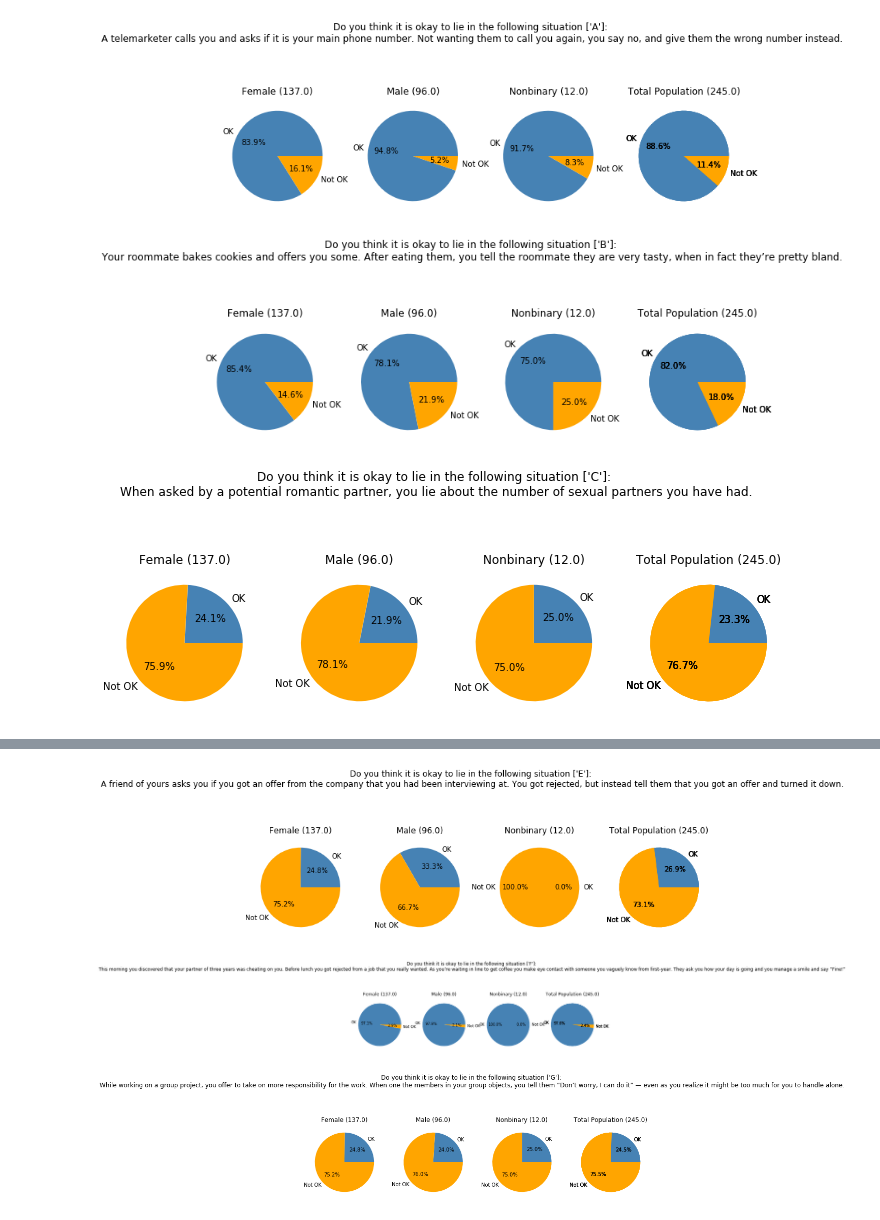
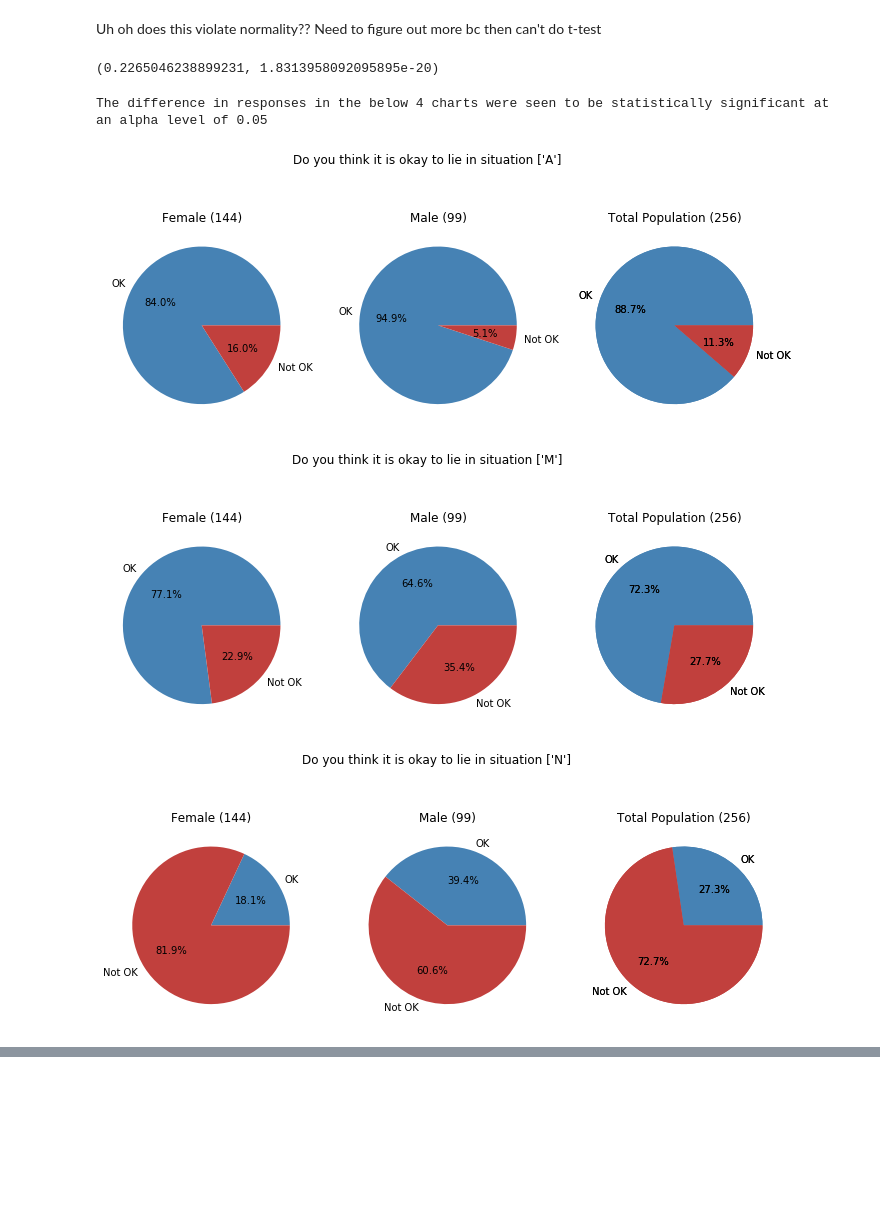
Before and after one commit to gabeschoenbach/Lying-Research, a Jupyter notebook: midterm_project/investigating.ipynb, the cells around one changed output, grey strips where cells are left out. Cells and saved outputs as stored; diff of their text form; code cells hidden in the pictures; blank space fills up the shorter version.

Commit message:
finish midterm project with final data

```diff
--- a/midterm_project/investigating.ipynb
+++ b/midterm_project/investigating.ipynb
@@ -10,7 +12,7 @@ warnings.filterwarnings('ignore')
 # Make sure data has questions labeled by Letter
 # Create a .csv file that contains the mapping of questions to letters
 
-datafile = "data_11_5"
+datafile = "finaldata"
 questionsfile = "questions"
 # %%
 # Format the data with 1s corresponding to 'OK', 0s corresponding to 'Not OK', delete subjects who didn't answer fully
@@ -19,6 +21,11 @@ df = pd.read_csv(datafile + '.csv')
 df.dropna(inplace = True)
 df = df.replace("I think it's okay to lie here.",1)
 df = df.replace("I think it's not okay to lie here.",0)
+df["isStraight"] = np.where(df["Orientation"] == 'Heterosexual', 'Straight', 'Not Straight')
+df["isMale"] = np.where(df["Gender"] == 'Male', 'Male', 'Not Male')
+df["isWhite"] = np.where(df["Race"] == 'White', 'White', 'Not White')
+df["isFourth"] = np.where(df["Year"] == 'Fourth', 'Fourth', 'Not Fourth')
+df["isAsian"] = np.where(df["Race"] == 'Asian', 'Asian', 'Not Asian')
 # %%
 # Create a dictionary from Letter to text of the survey question
 # This is actually a dictionary of one element dictionaries, which isn't ideal but fine for now
@@ -45,11 +52,11 @@ def look_at(questions, slices):
 # White vs. Asian vs. Black, or Male vs. Female vs. Nonbinary, etc.
 # Currently doesn't support multiple-layer analysis, i.e. Black Females vs. White Males
 
+colors = ["steelblue", "#C1403D"]
+
 def chart(questions, slices, segments):
-    fig, ax = plt.subplots(1,4, figsize = (12,5))
-    fig.suptitle("Do you think it is okay to lie in the following situation "
-                + str(questions) + ": \n"
-                + qsDict[questions[0]][0])
+    fig, ax = plt.subplots(1,3, figsize = (12,5))
+    fig.suptitle("Do you think it is okay to lie in situation " + str(questions))
 
     data = look_at(questions, slices)
     fullData = pd.DataFrame(pareByMul(df, questions))
@@ -57,19 +64,30 @@ def chart(questions, slices, segments):
     for i in range(len(segments)):
         ax[i].pie(data[['OK','Not OK']].transpose()[segments[i]],
                  labels = ['OK', 'Not OK'],
-                 colors = ['steelblue', 'orange'],
+                 colors = colors,
                  autopct='%1.1f%%')
         ax[i].set_title(segments[i] + " (" +
-                        str(data.Count[segments[i]])
+                        str(int(data.Count[segments[i]]))
                        + ")")
-        ax[3].pie(fullData.transpose()[['OK','Not OK']],
+        ax[2].pie(fullData.transpose()[['OK','Not OK']],
                 labels = ['OK', 'Not OK'],
-                colors = ['steelblue', 'orange'],
+                colors = colors,
                 autopct='%1.1f%%')
-        ax[3].set_title("Total Population (" + str(fullData.get_value('Count', 0)) + ")")
+        ax[2].set_title("Total Population (" + str(int(fullData.get_value('Count', 0))) + ")")
+    plt.savefig(str(segments) + "_" + str(questions) + ".png") ## this could be done better
 
 # Plot the OK/Not OK responses as above, but do it for all questions at once.
 
 def all_charts(slices, segments):
     for i in string.ascii_uppercase[:15]:
         chart([i], slices, segments)
+
+# Plot the OK/ Not OK responses as above, but do it only for questions where
+# the difference in responses was statistically significant
+
+def sig_charts(slices, segments, a):
+    sig_qs = do_ttests(slices, segments, a)
+    print('The difference in responses in the below', str(len(sig_qs)), 'charts were seen to be',
+           'statistically significant at an alpha level of', a)
+    for i in sig_qs:
+        chart([i], slices, segments)
@@ -124,6 +111,13 @@ all_charts(['Race'], ['White', 'Asian', 'Hispanic or Latinx'])
+# %% [markdown]
+Uh oh does this violate normality?? Need to figure out more bc then can't do t-test
+# %%
+stats.shapiro(df[df['isMale'] == 'Male']['A'])
+# %% [output]
+(0.2265046238899231, 1.8313958092095895e-20)
 # %%
-all_charts(['Gender'], ['Female', 'Male', 'Nonbinary'])
+sig_charts('Gender', ['Female', 'Male'], 0.05)
 # %% [output]
+The difference in responses in the below 4 charts were seen to be statistically significant at an alpha level of 0.05
-[figure, old version]
+[figure, new version]
-[figure, old version]
+[figure, new version]
-[figure, old version]
+[figure, new version]
@@ -131,3 +124,0 @@ all_charts(['Gender'], ['Female', 'Male', 'Nonbinary'])
-[figure, removed]
-[figure, removed]
-[figure, removed]
```
Also changed, not shown: parts of 6 cells of this notebook, 2 other files.
